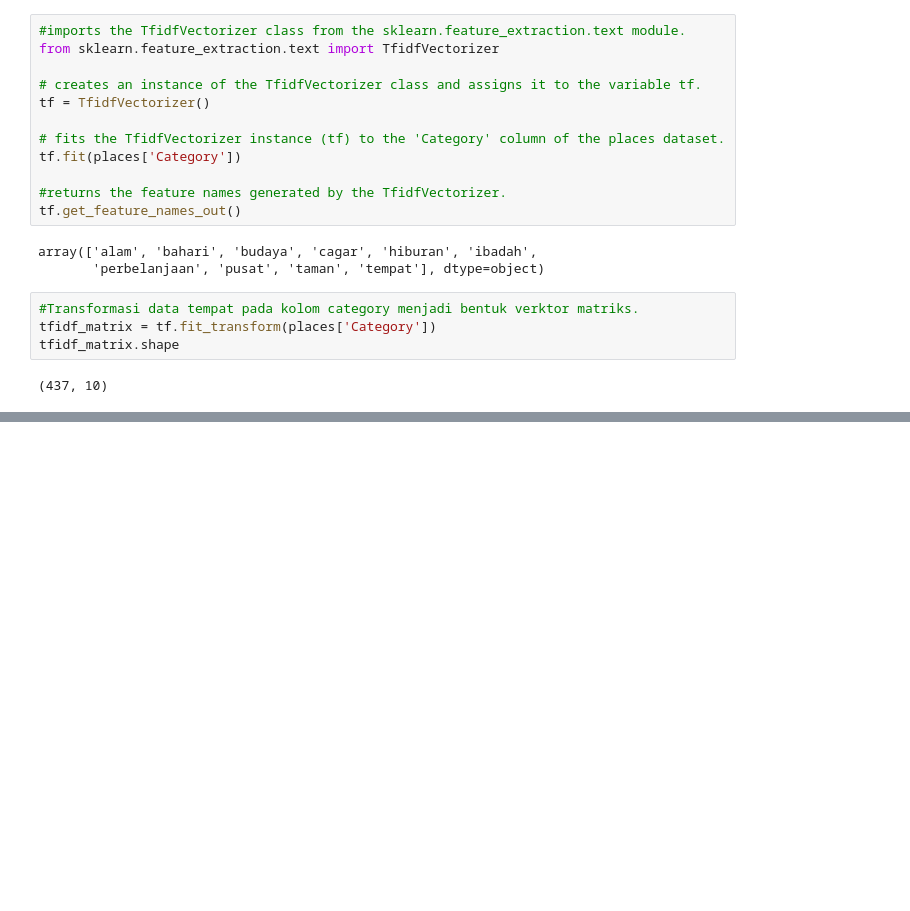
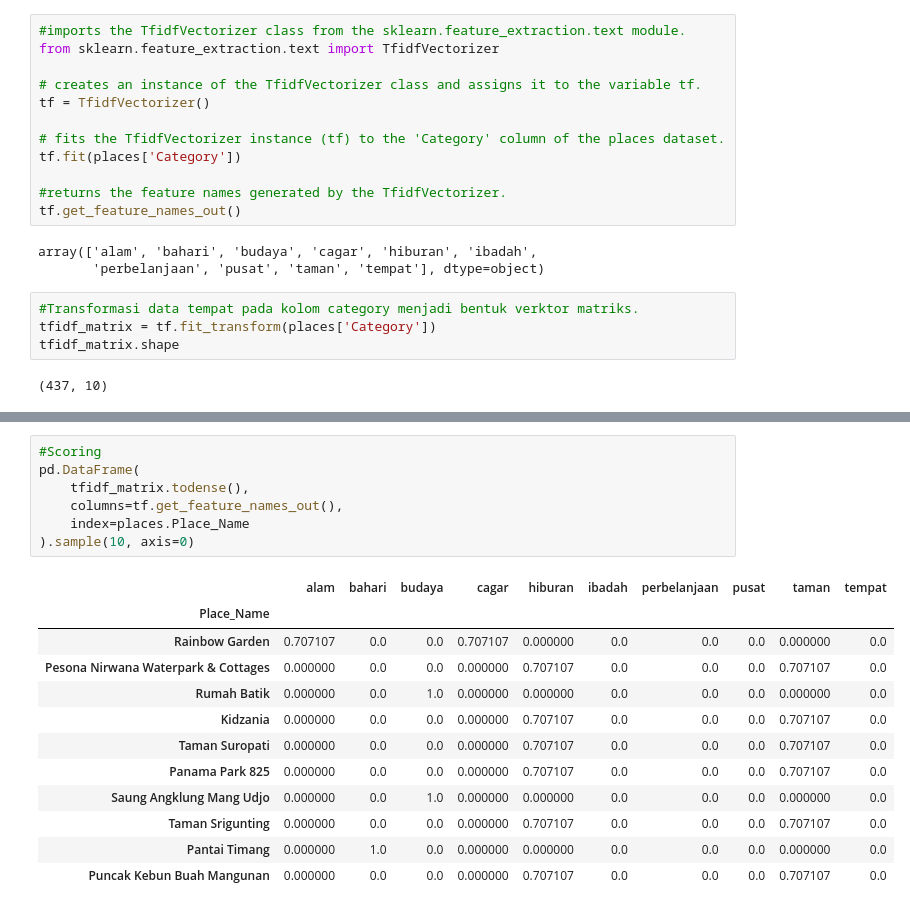
Before and after one commit to ZutoVain/ML, a Jupyter notebook: ML.ipynb, the cells around one changed output, grey strips where cells are left out. Cells and saved outputs as stored; diff of their text form; blank space fills up the shorter version.

Commit message:
Mengubah bentuk vectorizer yaitu vektor menjadi bentuk matriks, dan scoring

```diff
--- a/ML.ipynb
+++ b/ML.ipynb
@@ -163,0 +181,20 @@ tfidf_matrix.shape
+# %%
+#Scoring
+pd.DataFrame(
+    tfidf_matrix.todense(),
+    columns=tf.get_feature_names_out(),
+    index=places.Place_Name
+).sample(10, axis=0)
+# %% [output]
+|  | alam | bahari | budaya | cagar | hiburan | ibadah | perbelanjaan | pusat | taman | tempat |
+| Place_Name |  |  |  |  |  |  |  |  |  |  |
+| Rainbow Garden | 0.707107 | 0.0 | 0.0 | 0.707107 | 0.000000 | 0.0 | 0.0 | 0.0 | 0.000000 | 0.0 |
+| Pesona Nirwana Waterpark & Cottages | 0.000000 | 0.0 | 0.0 | 0.000000 | 0.707107 | 0.0 | 0.0 | 0.0 | 0.707107 | 0.0 |
+| Rumah Batik | 0.000000 | 0.0 | 1.0 | 0.000000 | 0.000000 | 0.0 | 0.0 | 0.0 | 0.000000 | 0.0 |
+| Kidzania | 0.000000 | 0.0 | 0.0 | 0.000000 | 0.707107 | 0.0 | 0.0 | 0.0 | 0.707107 | 0.0 |
+| Taman Suropati | 0.000000 | 0.0 | 0.0 | 0.000000 | 0.707107 | 0.0 | 0.0 | 0.0 | 0.707107 | 0.0 |
+| Panama Park 825 | 0.000000 | 0.0 | 0.0 | 0.000000 | 0.707107 | 0.0 | 0.0 | 0.0 | 0.707107 | 0.0 |
+| Saung Angklung Mang Udjo | 0.000000 | 0.0 | 1.0 | 0.000000 | 0.000000 | 0.0 | 0.0 | 0.0 | 0.000000 | 0.0 |
+| Taman Srigunting | 0.000000 | 0.0 | 0.0 | 0.000000 | 0.707107 | 0.0 | 0.0 | 0.0 | 0.707107 | 0.0 |
+| Pantai Timang | 0.000000 | 1.0 | 0.0 | 0.000000 | 0.000000 | 0.0 | 0.0 | 0.0 | 0.000000 | 0.0 |
+| Puncak Kebun Buah Mangunan | 0.000000 | 0.0 | 0.0 | 0.000000 | 0.707107 | 0.0 | 0.0 | 0.0 | 0.707107 | 0.0 |
```
Also changed, not shown: parts of 1 cell of this notebook.
